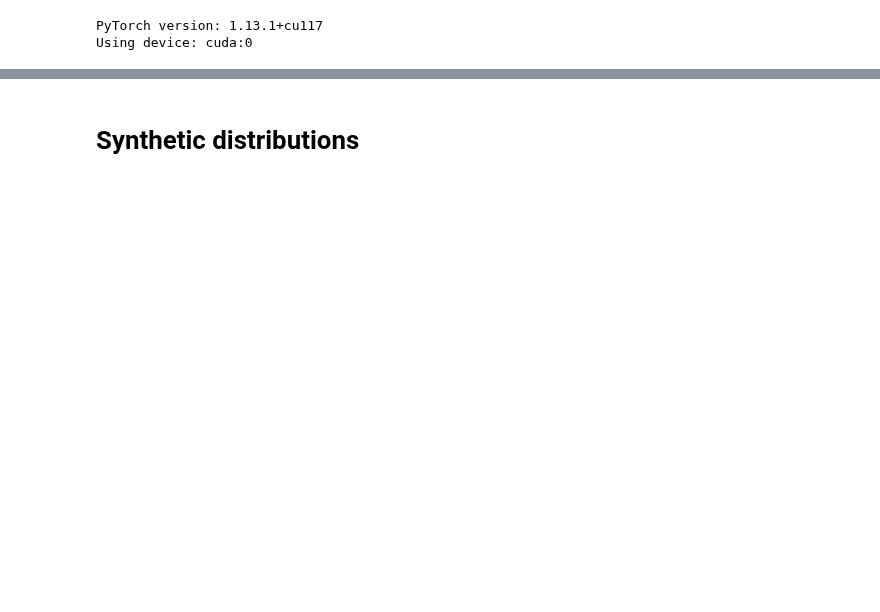
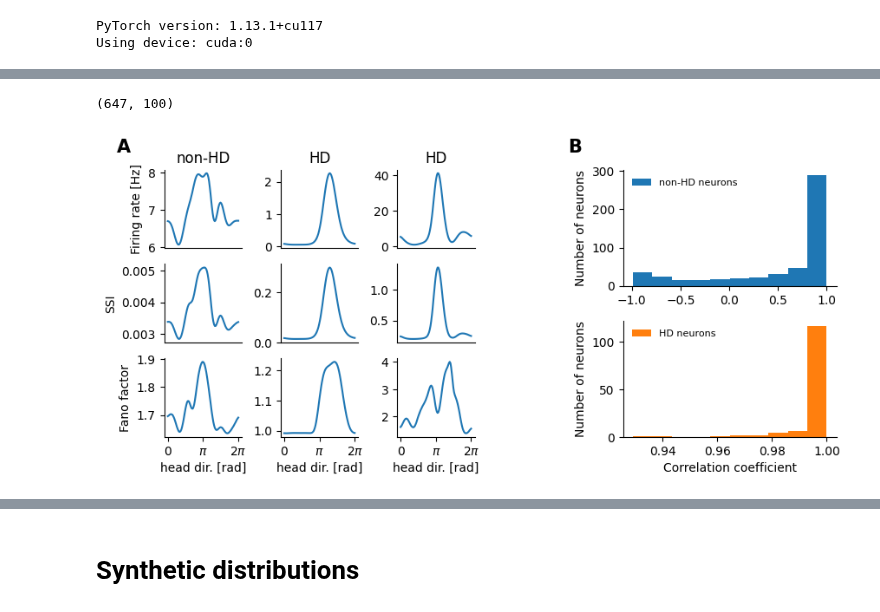
Before and after one commit to davindicode/UCM-interpret, a Jupyter notebook: analysis/ssi.ipynb, the cells around one changed output, grey strips where cells are left out. Saved outputs shown, nothing was run; the diff lists cells and outputs as text; code cells hidden in the pictures; blank space fills up the shorter version.

```diff
--- a/analysis/ssi.ipynb
+++ b/analysis/ssi.ipynb
@@ -196,0 +298,79 @@ plt.tight_layout()
+# %%
+SSIs.shape
+# %% [output]
+(647, 100)
+# %%
+fig = plt.figure(figsize=(10, 4))
+
+fig.text(0.07, 0.93, 'A', transform=fig.transFigure, size=15, fontweight='bold')
+fig.text(0.59, 0.93, 'B', transform=fig.transFigure, size=15, fontweight='bold')
+
+
+gs00 = gridspec.GridSpec(1,2, fig, wspace=0.1, width_ratios=[2,1])
+
+correlations = np.empty((0,))
+
+for ne in range(SSIs.shape[0]):
+    C = np.corrcoef(SSIs[ne], tc_rates[ne])
+    correlations = np.append(correlations, C[0,1])
+
+
+gs0 = gridspec.GridSpecFromSubplotSpec(2,1, subplot_spec=gs00[1], hspace=0.3)
+
+legendsize=10
+
+ax = fig.add_subplot(gs0[0])
+ax.hist(correlations[np.invert(label_hdc.astype(bool))], label='non-HD neurons')
+#ax.set_xlabel('Correlation coefficient')
+ax.set_ylabel('Number of neurons')
+ax.spines[['top', 'right']].set_visible(False)
+ax.legend(prop={'size': 8}, frameon=False)
+
+prop_cycle = plt.rcParams['axes.prop_cycle']
+colors = prop_cycle.by_key()['color']
+
+
+ax = fig.add_subplot(gs0[1])
+ax.hist(correlations[label_hdc.astype(bool)], color = colors[1], label='HD neurons')
+ax.set_xlabel('Correlation coefficient')
+ax.set_ylabel('Number of neurons')
+ax.legend(prop={'size': 8}, frameon=False)
+ax.spines[['top', 'right']].set_visible(False)
+
+gs1 = gridspec.GridSpecFromSubplotSpec(1,4, subplot_spec=gs00[0], wspace=0.5)
+
+for i, ne in enumerate([28, 1, 2]):
+
+    gs = gridspec.GridSpecFromSubplotSpec(3, 1, subplot_spec=gs1[i])
+
+    ax = [fig.add_subplot(gs[0]), fig.add_subplot(gs[1]), fig.add_subplot(gs[2])]
+
+    if i == 0:
+        ax[0].set_title('non-HD')
+    else:
+        ax[0].set_title('HD')
+
+    ax[0].plot(angles, tc_rates[ne])
+    ax[1].plot(angles, SSIs[ne])
+    ax[2].plot(angles, tc_FFs[ne])
+    if i == 0:
+        ax[0].set_ylabel('Firing rate [Hz]')
+        ax[1].set_ylabel('SSI')
+        ax[2].set_ylabel('Fano factor')
+    ax[2].set_xlabel('head dir. [rad]')
+    ax[2].set_xticks([0, 180, 360])
+    ax[2].set_xticklabels(['0', '$\pi$', '$2\pi$'])
+
+
+    ax[0].set_xticklabels([])
+    ax[0].set_xticks([])
+    ax[1].set_xticklabels([])
+    ax[1].set_xticks([])
+
+    for j in range(3):
+        ax[j].spines[['top', 'right']].set_visible(False)
+fig.tight_layout()
+
+fig.savefig("/homes/vn283/UCM-interpret/figures/ssi_correlations.pdf", format="pdf", bbox_inches="tight")
+# %% [output]
+[figure, added]
```
Also changed, not shown: parts of 6 cells of this notebook, 10 other files.
